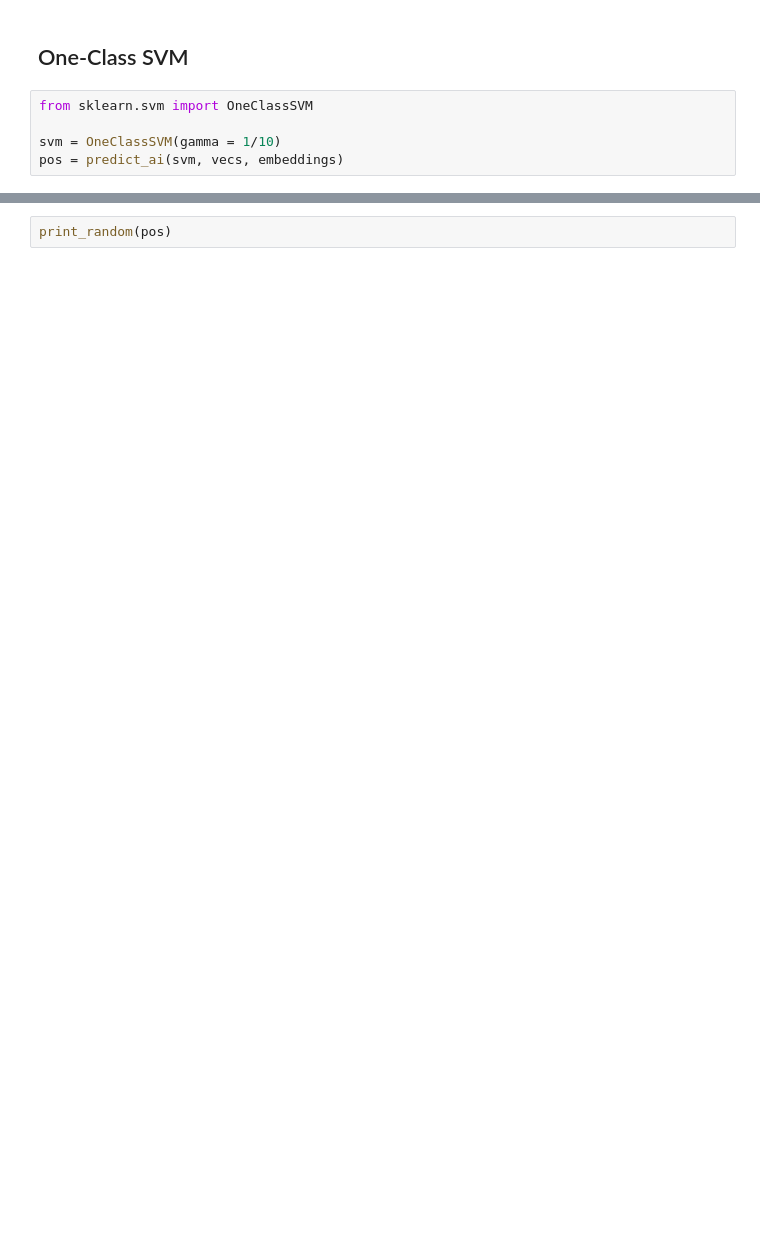
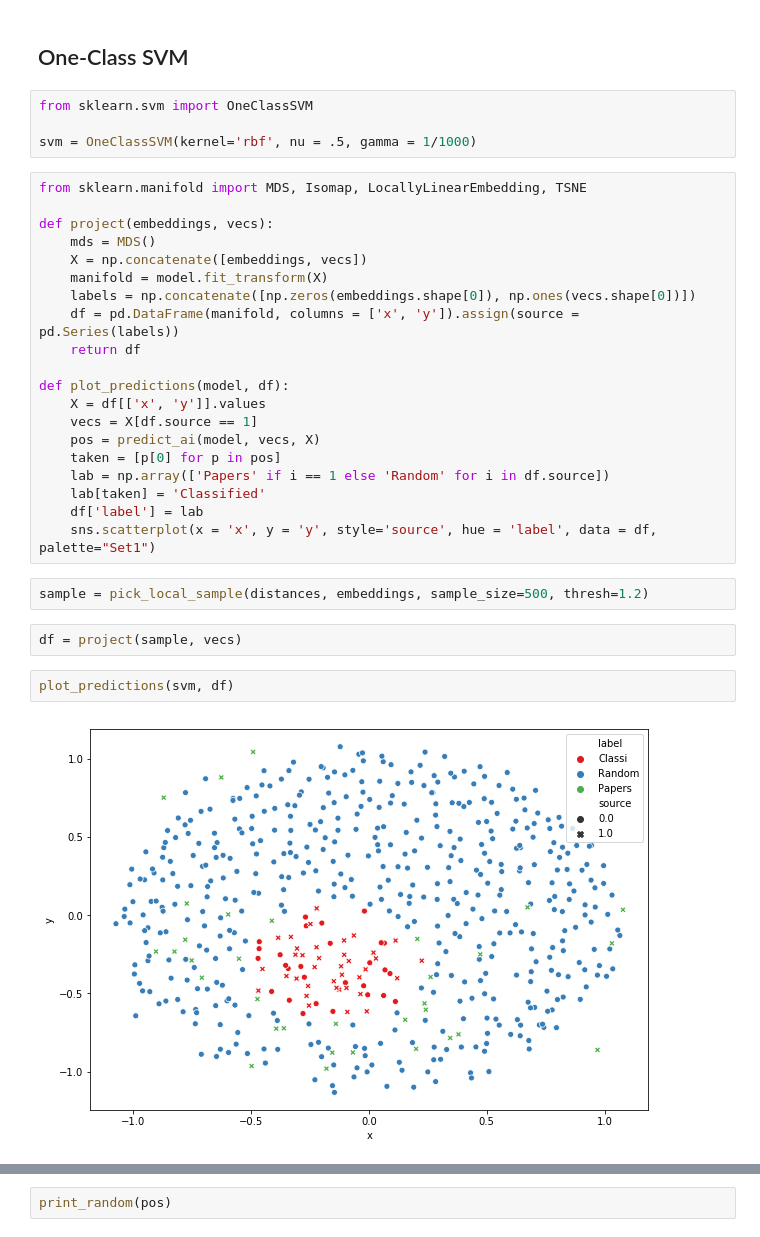
Before and after one commit to nandanrao/embed-software, a Jupyter notebook: test-sentence-embeddings.ipynb, the cells around one changed output, grey strips where cells are left out. Drawn from its saved outputs; the diff is of its cells as text; blank space fills up the shorter version.

Commit message:
visualizations of SVM one-class

```diff
--- a/test-sentence-embeddings.ipynb
+++ b/test-sentence-embeddings.ipynb
@@ -46,5 +72,32 @@ from sklearn.manifold import MDS, Isomap
 # %%
 from sklearn.svm import OneClassSVM
 
-svm = OneClassSVM(gamma = 1/10)
-pos = predict_ai(svm, vecs, embeddings)
+svm = OneClassSVM(kernel='rbf', nu = .5, gamma = 1/1000)
+# %%
+from sklearn.manifold import MDS, Isomap, LocallyLinearEmbedding, TSNE
+
+def project(embeddings, vecs):
+    mds = MDS()
+    X = np.concatenate([embeddings, vecs])
+    manifold = model.fit_transform(X)
+    labels = np.concatenate([np.zeros(embeddings.shape[0]), np.ones(vecs.shape[0])])
+    df = pd.DataFrame(manifold, columns = ['x', 'y']).assign(source = pd.Series(labels))
+    return df
+
+def plot_predictions(model, df):
+    X = df[['x', 'y']].values
+    vecs = X[df.source == 1]
+    pos = predict_ai(model, vecs, X)
+    taken = [p[0] for p in pos]
+    lab = np.array(['Papers' if i == 1 else 'Random' for i in df.source])
+    lab[taken] = 'Classified'
+    df['label'] = lab
+    sns.scatterplot(x = 'x', y = 'y', style='source', hue = 'label', data = df, palette="Set1")
+# %%
+sample = pick_local_sample(distances, embeddings, sample_size=500, thresh=1.2)
+# %%
+df = project(sample, vecs)
+# %%
+plot_predictions(svm, df)
+# %% [output]
+[figure, added]
```
Also changed, not shown: parts of 12 cells of this notebook.
